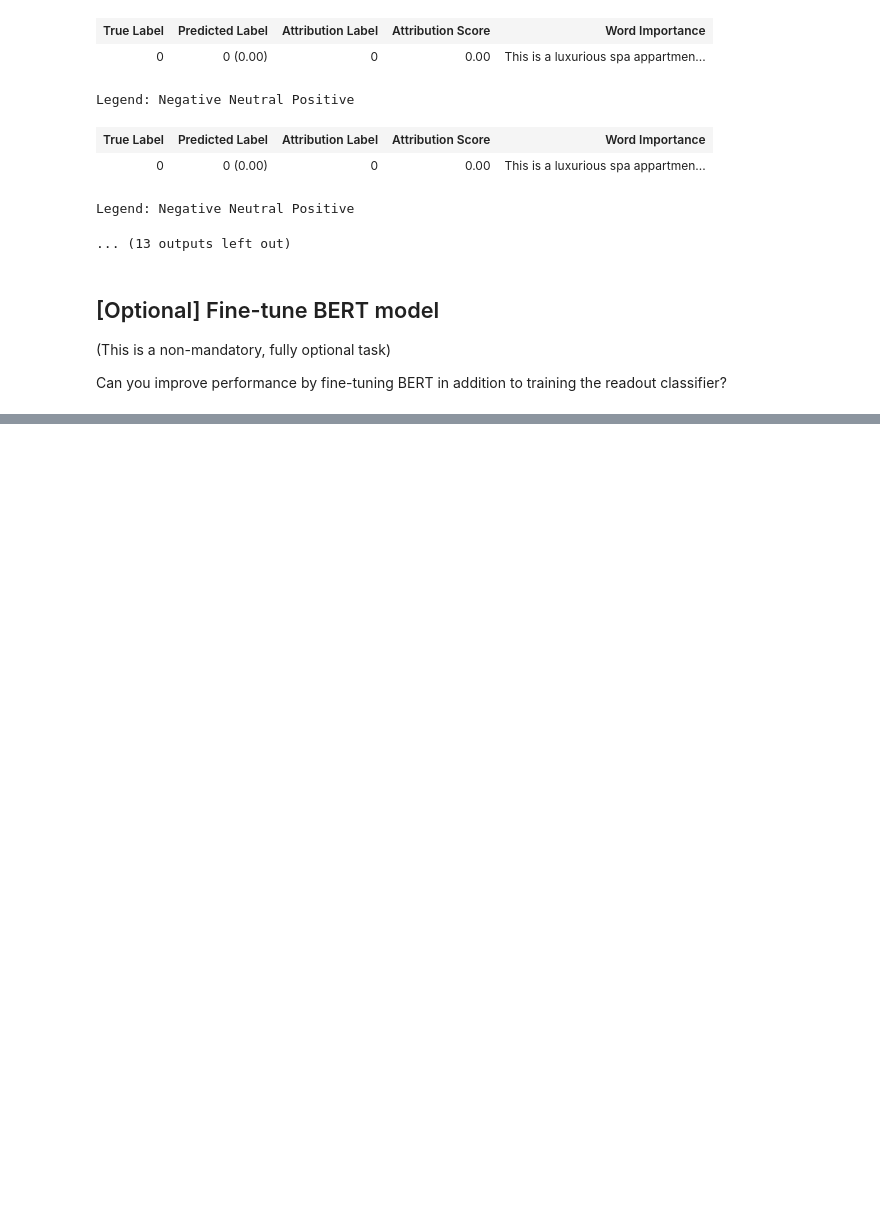
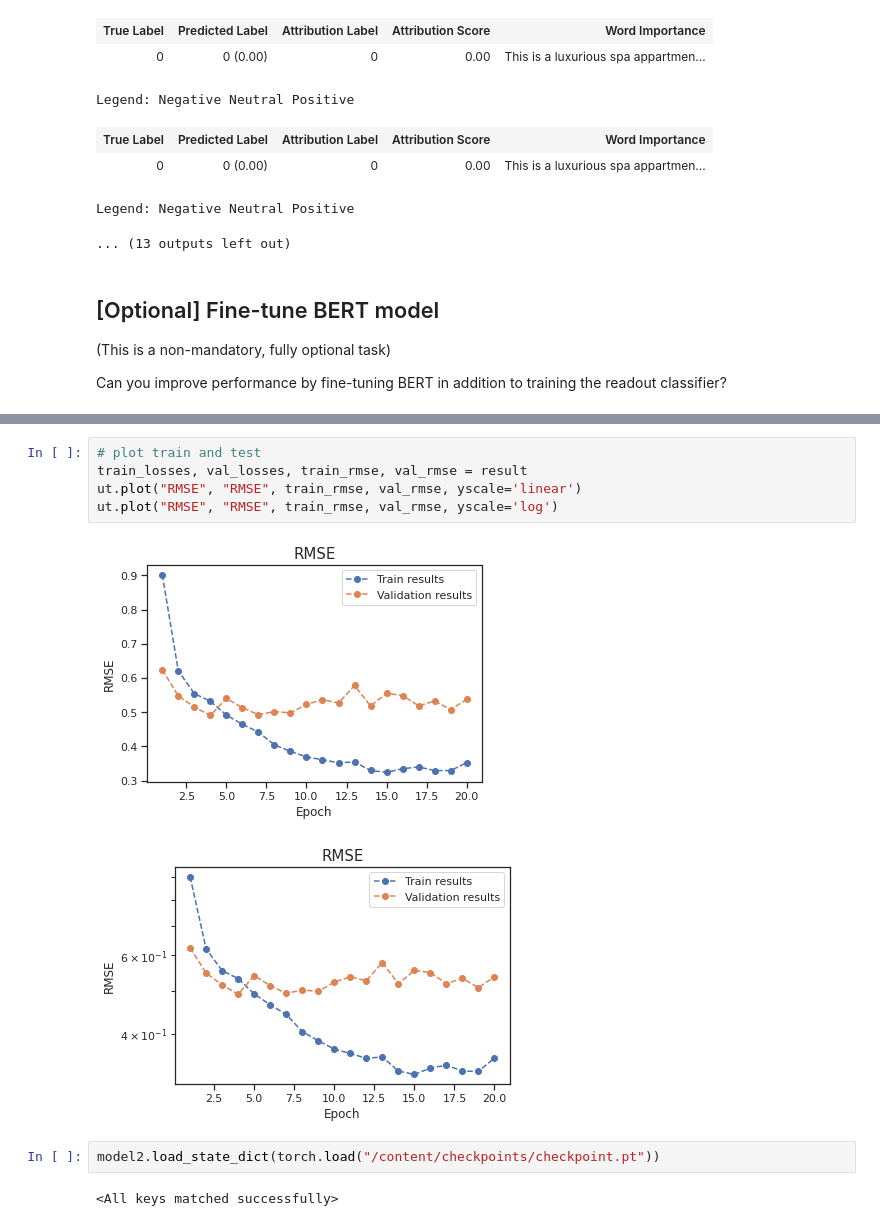
Before and after one commit to dernameistegal/airbnb_price, a Jupyter notebook: model_descriptions.ipynb, the cells around one changed output, grey strips where cells are left out. Drawn from its saved outputs; the diff is of its cells as text; blank space fills up the shorter version.

```diff
--- a/model_descriptions.ipynb
+++ b/model_descriptions.ipynb
@@ -234,0 +259,12 @@ Saving model...
+# %%
+# plot train and test
+train_losses, val_losses, train_rmse, val_rmse = result
+ut.plot("RMSE", "RMSE", train_rmse, val_rmse, yscale='linear')
+ut.plot("RMSE", "RMSE", train_rmse, val_rmse, yscale='log')
+# %% [output]
+[figure, added]
+[figure, added]
+# %%
+model2.load_state_dict(torch.load("/content/checkpoints/checkpoint.pt"))
+# %% [output]
+<All keys matched successfully>
```
Also changed, not shown: parts of 3 cells of this notebook.
